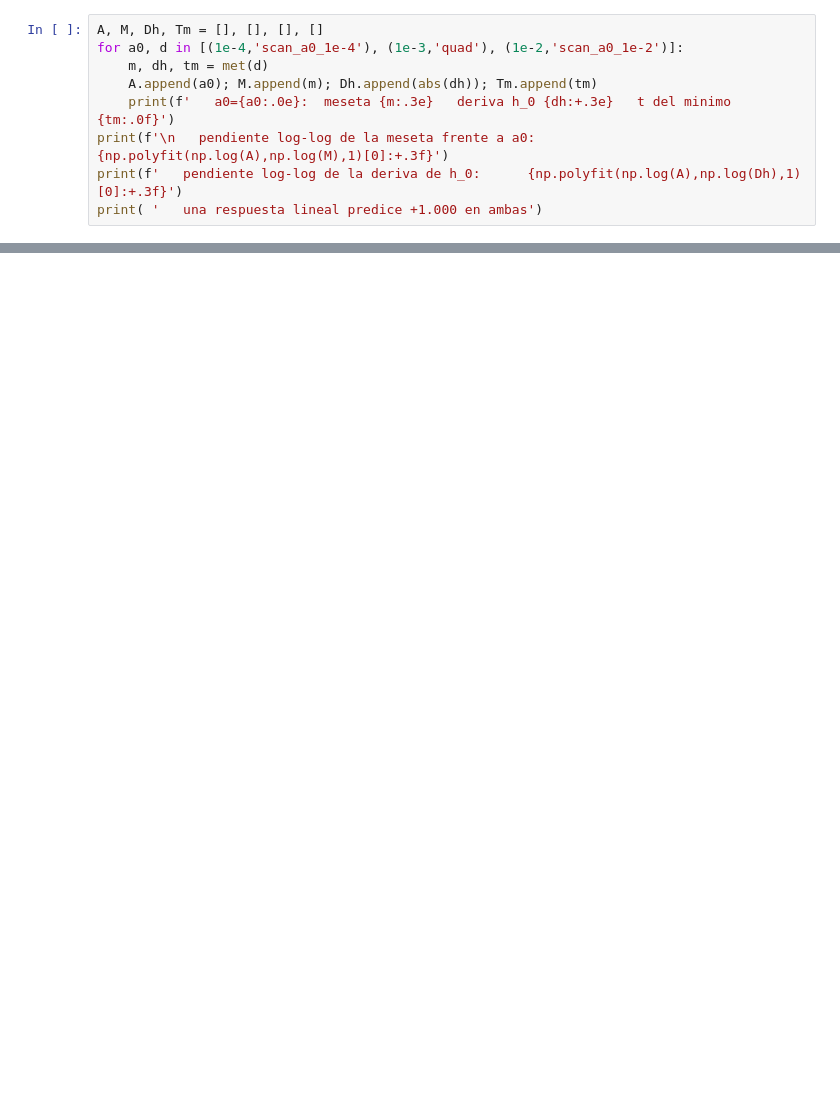
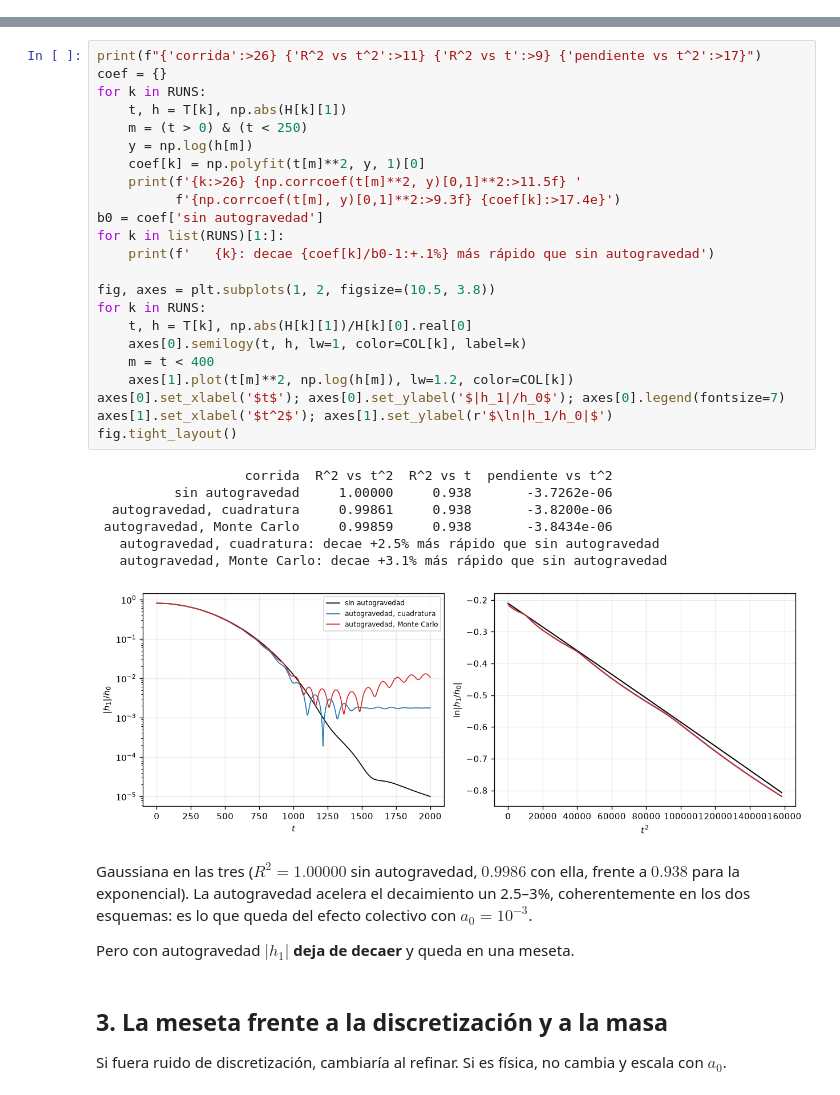
Before and after one commit to erjive/vlasov-poisson_PIC, a Jupyter notebook: paper_runs/notebooks/selfgrav_mixing.ipynb, the cells around one changed output, grey strips where cells are left out. Cells and saved outputs as stored; diff of their text form; blank space fills up the shorter version.

```diff
--- a/paper_runs/notebooks/selfgrav_mixing.ipynb
+++ b/paper_runs/notebooks/selfgrav_mixing.ipynb
@@ -240,9 +0,0 @@ Si es respuesta colectiva, tiene que escalar con la masa que la produce.
-# %%
-A, M, Dh, Tm = [], [], [], []
-for a0, d in [(1e-4,'scan_a0_1e-4'), (1e-3,'quad'), (1e-2,'scan_a0_1e-2')]:
-    m, dh, tm = met(d)
-    A.append(a0); M.append(m); Dh.append(abs(dh)); Tm.append(tm)
-    print(f'   a0={a0:.0e}:  meseta {m:.3e}   deriva h_0 {dh:+.3e}   t del minimo {tm:.0f}')
-print(f'\n   pendiente log-log de la meseta frente a a0: {np.polyfit(np.log(A),np.log(M),1)[0]:+.3f}')
-print(f'   pendiente log-log de la deriva de h_0:      {np.polyfit(np.log(A),np.log(Dh),1)[0]:+.3f}')
-print( '   una respuesta lineal predice +1.000 en ambas')
@@ -333,0 +121,43 @@ describir las órbitas. Ir más arriba obliga a replantear el diagnóstico enter
+# %%
+print(f"{'corrida':>26} {'R^2 vs t^2':>11} {'R^2 vs t':>9} {'pendiente vs t^2':>17}")
+coef = {}
+for k in RUNS:
+    t, h = T[k], np.abs(H[k][1])
+    m = (t > 0) & (t < 250)
+    y = np.log(h[m])
+    coef[k] = np.polyfit(t[m]**2, y, 1)[0]
+    print(f'{k:>26} {np.corrcoef(t[m]**2, y)[0,1]**2:>11.5f} '
+          f'{np.corrcoef(t[m], y)[0,1]**2:>9.3f} {coef[k]:>17.4e}')
+b0 = coef['sin autogravedad']
+for k in list(RUNS)[1:]:
+    print(f'   {k}: decae {coef[k]/b0-1:+.1%} más rápido que sin autogravedad')
+
+fig, axes = plt.subplots(1, 2, figsize=(10.5, 3.8))
+for k in RUNS:
+    t, h = T[k], np.abs(H[k][1])/H[k][0].real[0]
+    axes[0].semilogy(t, h, lw=1, color=COL[k], label=k)
+    m = t < 400
+    axes[1].plot(t[m]**2, np.log(h[m]), lw=1.2, color=COL[k])
+axes[0].set_xlabel('$t$'); axes[0].set_ylabel('$|h_1|/h_0$'); axes[0].legend(fontsize=7)
+axes[1].set_xlabel('$t^2$'); axes[1].set_ylabel(r'$\ln|h_1/h_0|$')
+fig.tight_layout()
+# %% [output]
+                   corrida  R^2 vs t^2  R^2 vs t  pendiente vs t^2
+          sin autogravedad     1.00000     0.938       -3.7262e-06
+  autogravedad, cuadratura     0.99861     0.938       -3.8200e-06
+ autogravedad, Monte Carlo     0.99859     0.938       -3.8434e-06
+   autogravedad, cuadratura: decae +2.5% más rápido que sin autogravedad
+   autogravedad, Monte Carlo: decae +3.1% más rápido que sin autogravedad
+[figure, added]
+# %% [markdown]
+Gaussiana en las tres ($R^2 = 1.00000$ sin autogravedad, $0.9986$ con ella, frente a
+$0.938$ para la exponencial). La autogravedad acelera el decaimiento un 2.5–3%,
+coherentemente en los dos esquemas: es lo que queda del efecto colectivo con
+$a_0=10^{-3}$.
+
+Pero con autogravedad $|h_1|$ **deja de decaer** y queda en una meseta.
+# %% [markdown]
+## 3. La meseta frente a la discretización y a la masa
+
+Si fuera ruido de discretización, cambiaría al refinar. Si es física, no cambia y
+escala con $a_0$.
```
Also changed, not shown: parts of 44 cells of this notebook, 4 other files.
